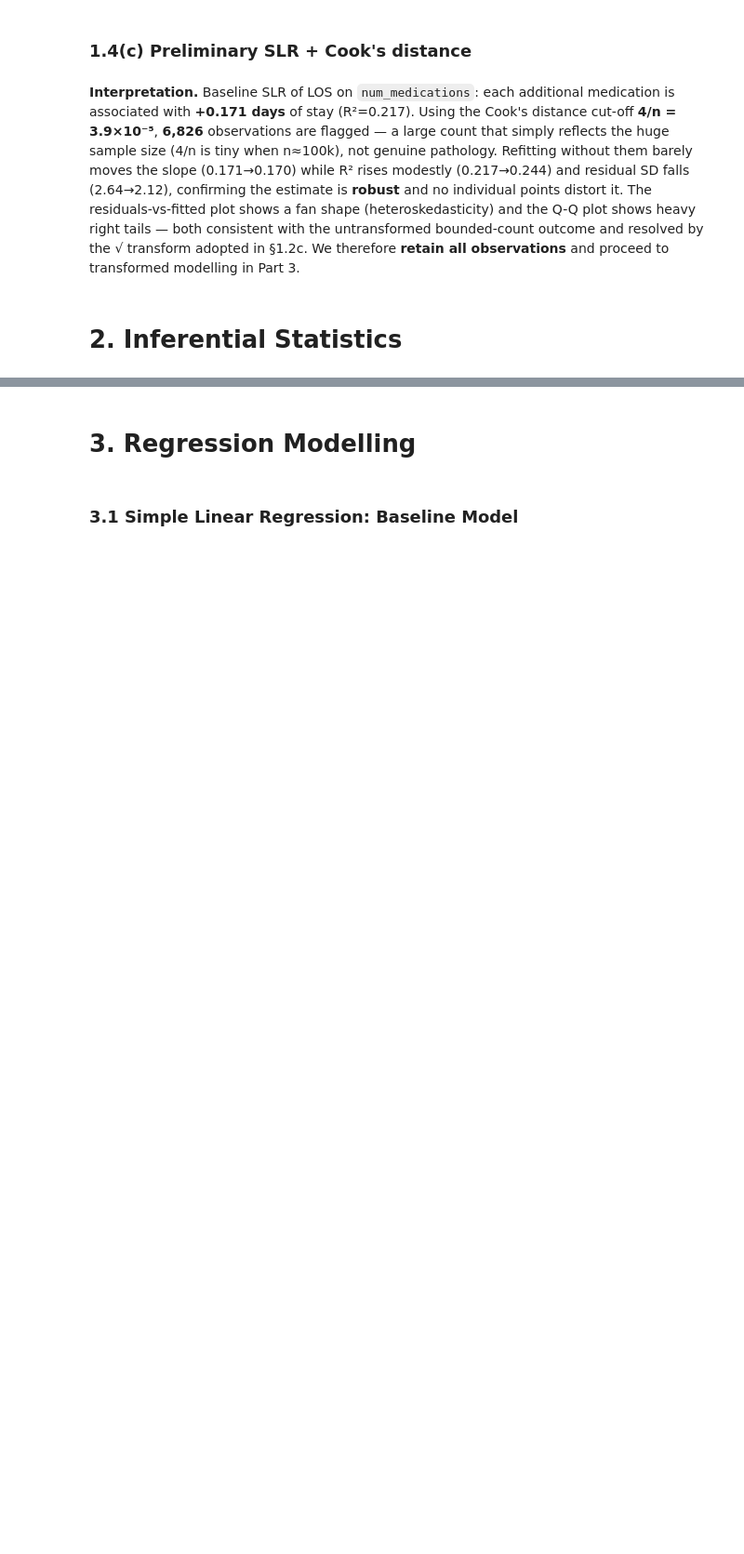
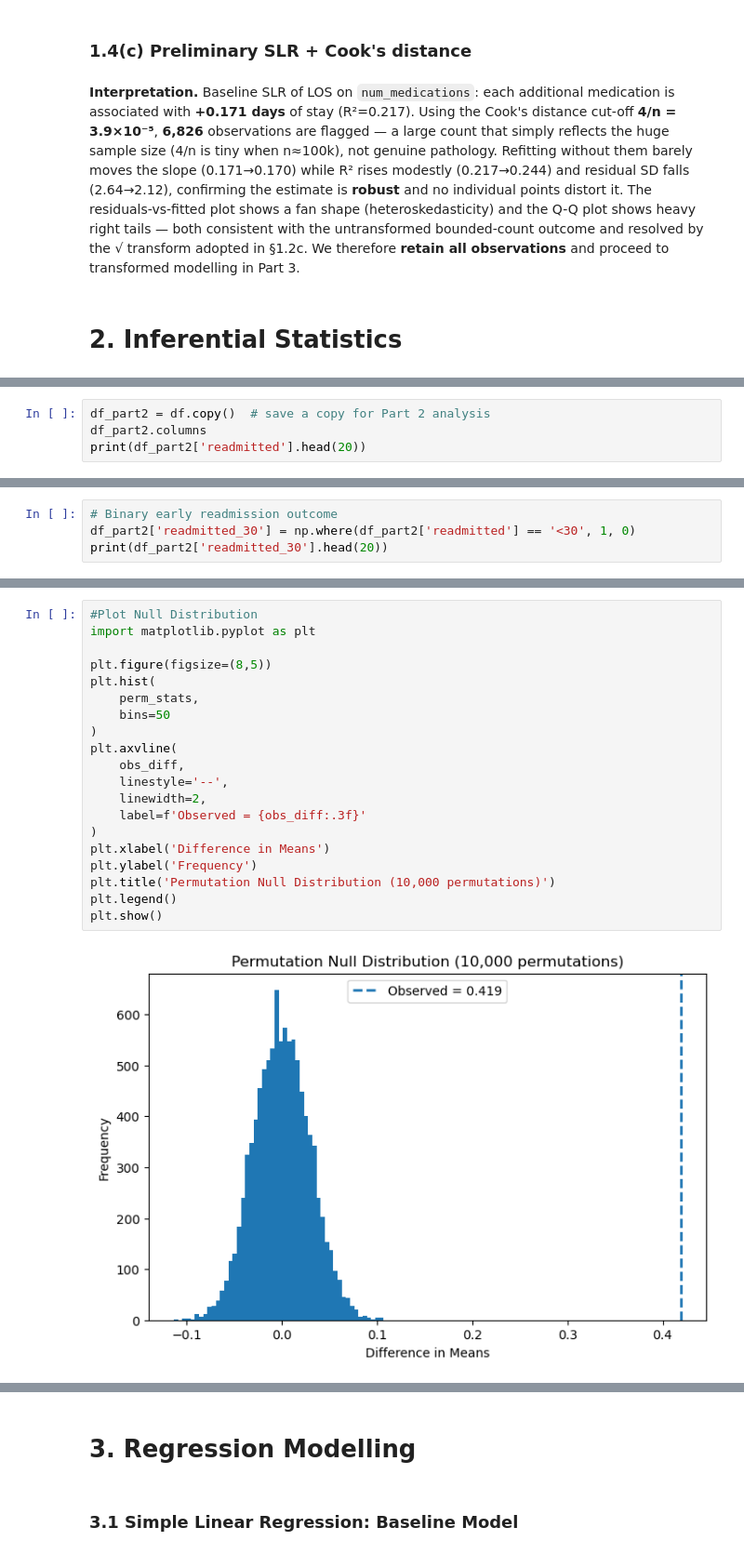
Before and after one commit to unluckytau/WQD7013-Final-Project, a Jupyter notebook: WQD7013_FINALPROJECT.ipynb, the cells around one changed output, grey strips where cells are left out. Shown at 93% size. Drawn from its saved outputs; the diff is of its cells as text; blank space fills up the shorter version.

Commit message:
Sam Part 2 done

```diff
--- a/WQD7013_FINALPROJECT.ipynb
+++ b/WQD7013_FINALPROJECT.ipynb
@@ -427,0 +436,4 @@ Five largest time_in_hospital values: [14.0, 14.0, 14.0, 14.0, 14.0]
+# %%
+df_part2 = df.copy()  # save a copy for Part 2 analysis
+df_part2.columns
+print(df_part2['readmitted'].head(20))
@@ -427,0 +458,4 @@ Five largest time_in_hospital values: [14.0, 14.0, 14.0, 14.0, 14.0]
+# %%
+# Binary early readmission outcome
+df_part2['readmitted_30'] = np.where(df_part2['readmitted'] == '<30', 1, 0)
+print(df_part2['readmitted_30'].head(20))
@@ -427,0 +740,22 @@ Five largest time_in_hospital values: [14.0, 14.0, 14.0, 14.0, 14.0]
+# %%
+#Plot Null Distribution
+import matplotlib.pyplot as plt
+
+plt.figure(figsize=(8,5))
+plt.hist(
+    perm_stats,
+    bins=50
+)
+plt.axvline(
+    obs_diff,
+    linestyle='--',
+    linewidth=2,
+    label=f'Observed = {obs_diff:.3f}'
+)
+plt.xlabel('Difference in Means')
+plt.ylabel('Frequency')
+plt.title('Permutation Null Distribution (10,000 permutations)')
+plt.legend()
+plt.show()
+# %% [output]
+[figure, added]
```
Also changed, not shown: parts of 57 cells of this notebook.
